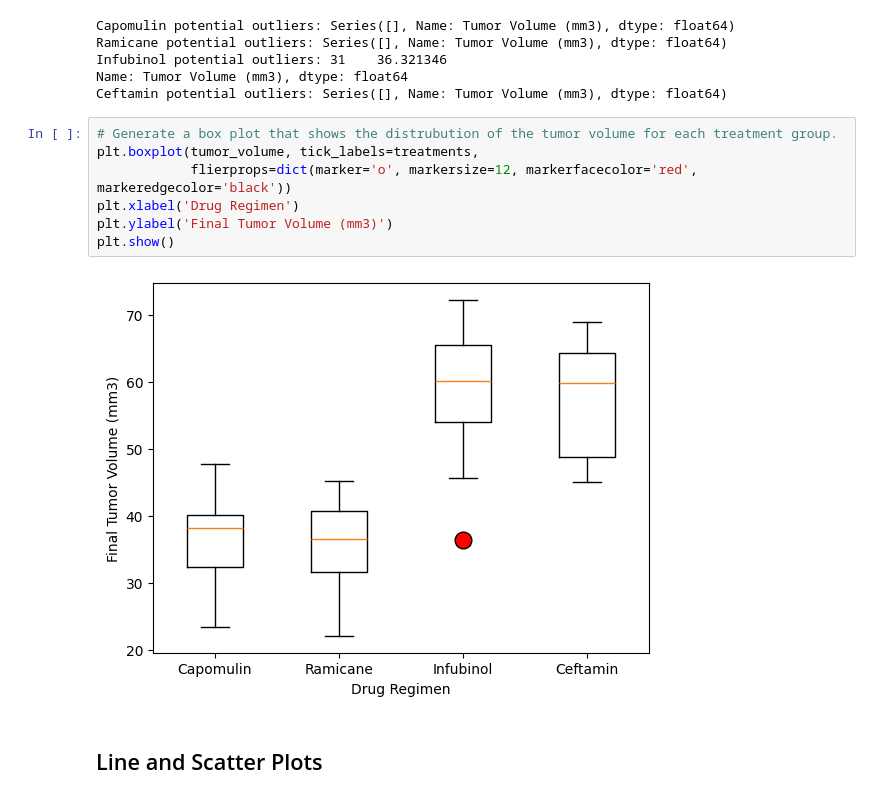
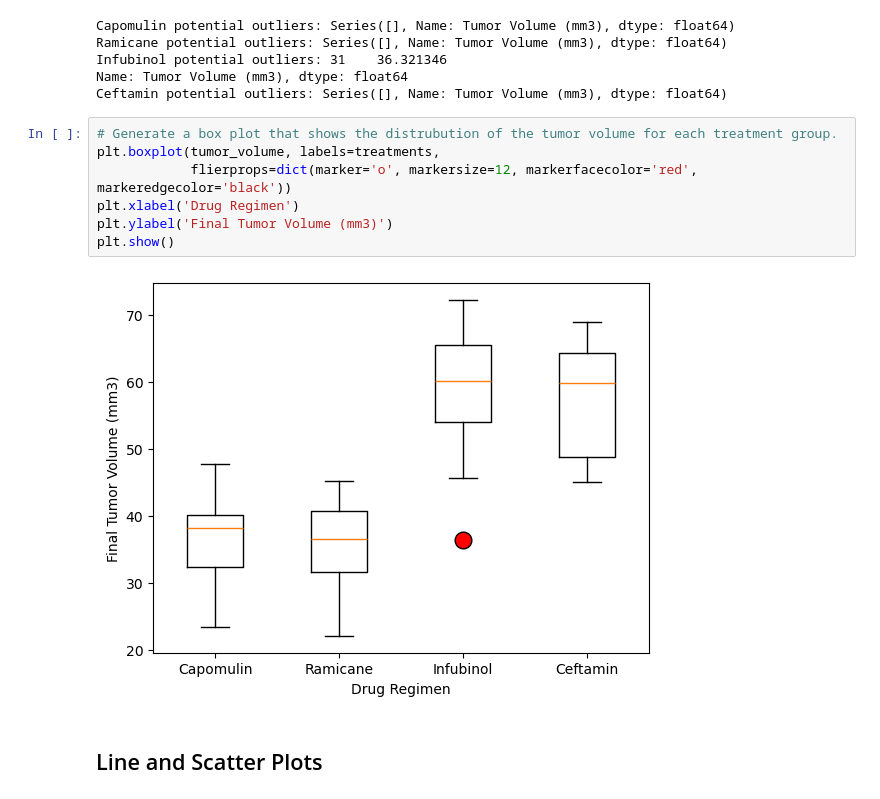
Before and after one commit to caitlin-hartley/data-visualization-challenge, a Jupyter notebook: Pymaceuticals/main.ipynb, the cells around one changed output. Cells and saved outputs as stored; diff of their text form.

Commit message:
update code analysis and add image files

```diff
--- a/Pymaceuticals/main.ipynb
+++ b/Pymaceuticals/main.ipynb
@@ -227,13 +228,13 @@ Name: Tumor Volume (mm3), dtype: float64
 Ceftamin potential outliers: Series([], Name: Tumor Volume (mm3), dtype: float64)
 # %%
 # Generate a box plot that shows the distrubution of the tumor volume for each treatment group.
-plt.boxplot(tumor_volume, tick_labels=treatments,
+plt.boxplot(tumor_volume, labels=treatments,
             flierprops=dict(marker='o', markersize=12, markerfacecolor='red', markeredgecolor='black'))
 plt.xlabel('Drug Regimen')
 plt.ylabel('Final Tumor Volume (mm3)')
 plt.show()
 # %% [output]
-[figure, old version]
+[figure, new version]
 # %% [markdown]
 ## Line and Scatter Plots
 # %%
```
Also changed, not shown: parts of 3 cells of this notebook, 10 other files.
